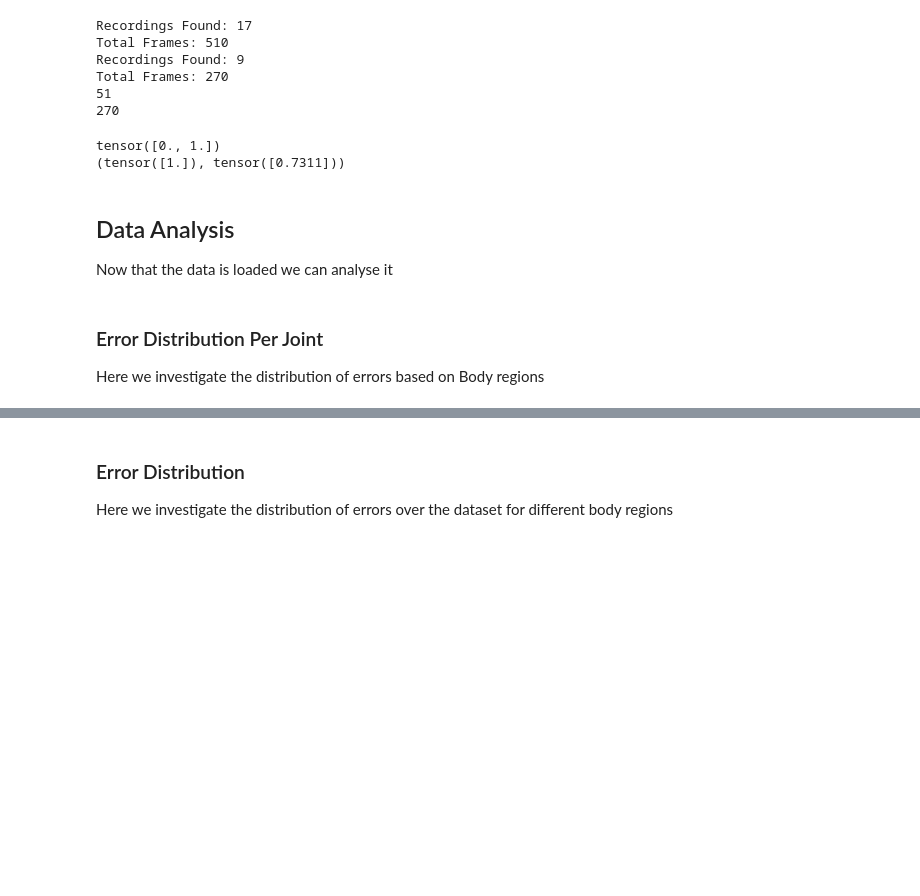
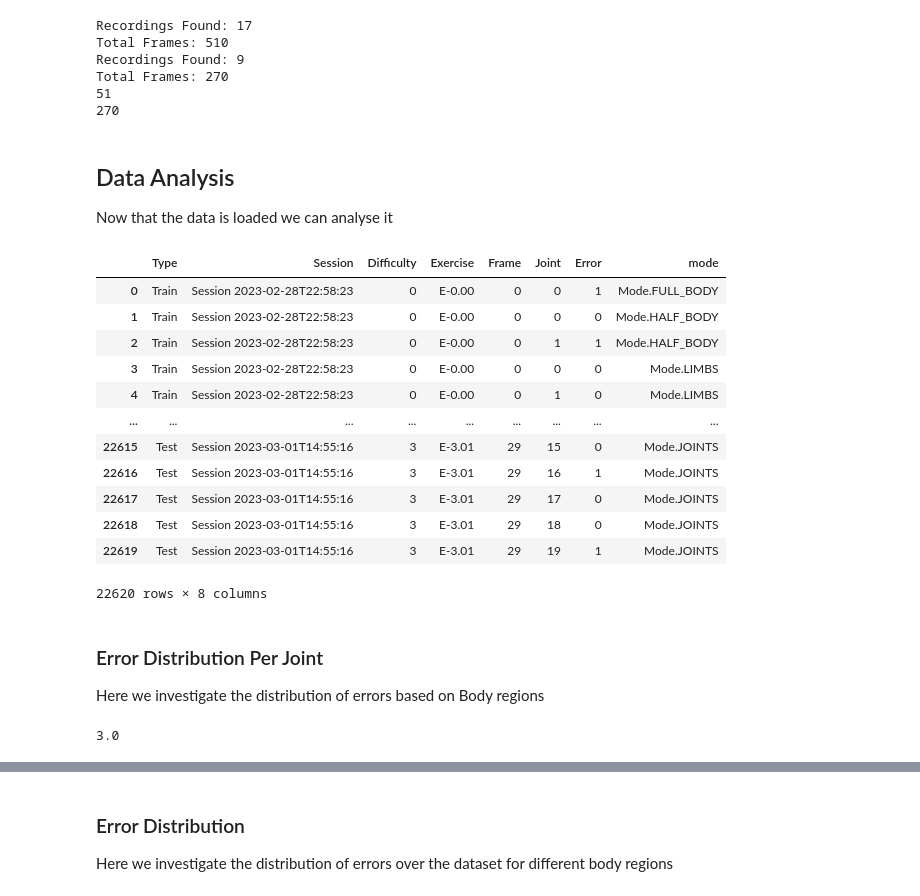
Before and after one commit to LeonardoPohl/FESD, a Jupyter notebook: FESDModel/FESDModel.ipynb, the cells around one changed output, grey strips where cells are left out. Drawn from its saved outputs; the diff is of its cells as text; code cells hidden in the pictures; blank space fills up the shorter version.

```diff
--- a/FESDModel/FESDModel.ipynb
+++ b/FESDModel/FESDModel.ipynb
@@ -85,12 +83,14 @@ len(exercises_json)
 13
 # %%
 batchsize = 10
-train_size = 300
+im_size = 300
 
-dataset_train = FESDDataset(RECORDING_DIR, train_size)
+test_exercises = ['E-0.01', 'E-1.01', 'E-2.01', 'E-3.01']
+
+dataset_train = FESDDataset(RECORDING_DIR, im_size, test_exercises, randomize_augmentation_params=True)
 dataset_train.randomize_augmentation_params = True
 
-dataset_test = FESDDataset(RECORDING_DIR, train_size, test=True)
+dataset_test = FESDDataset(RECORDING_DIR, im_size, test_exercises, test=True)
 
 train_loader = torch.utils.data.DataLoader(dataset_train, batch_size=batchsize)
 test_loader = torch.utils.data.DataLoader(dataset_test)
@@ -130,15 +130,6 @@ mode = Mode.FULL_BODY
 dataset_train.mode = mode
 rgb, depth, pose_2d, gt, session = dataset_train[i]
 dataset_train.frame.show()
-print(gt)
-print(gt2err(gt, mode))
-if mode == Mode.HALF_BODY:
-  print(body_halves[np.nonzero(gt2err(gt, mode)[0].tolist())])
-elif mode == Mode.LIMBS:
-  print(limbs[np.nonzero(gt2err(gt, mode)[0].tolist())])
-# %% [output]
-tensor([0., 1.])
-(tensor([1.]), tensor([0.7311]))
 # %% [markdown]
 ## Data Analysis
 
@@ -150,35 +141,49 @@ df_data = pd.DataFrame(columns=cols)
 for i in tqdm(range(len(dataset_train))):
   for m in [Mode.FULL_BODY, Mode.HALF_BODY, Mode.LIMBS, Mode.JOINTS]:
     dataset_train.mode = m
     rgb, depth, pose_2d, gt, session = dataset_train[i]
 
     gt = gt2err(gt, m)[0]
     session, frame_i = dataset_train.get_index(i)
     frame = dataset_train.frame
     session_name = frame.session["Name"]
     exercise = frame.session['Session Parameters']['Exercise']
     difficulty = int(exercise[2])
 
-    for j in range(len(gt)):
-      row = ["Train", session_name, difficulty, exercise, frame_i, j, gt.tolist()[j], m]
+    for j, err in enumerate(gt):
+      row = ["Train", session_name, difficulty, exercise, frame_i, j, int(err), m]
       df_data.loc[len(df_data)] = row
 
 for i in tqdm(range(len(dataset_test))):
   for m in [Mode.FULL_BODY, Mode.HALF_BODY, Mode.LIMBS, Mode.JOINTS]:
     dataset_test.mode = m
     _, _, _, gt, _ = dataset_test[i]
     gt = gt2err(gt, m)[0]
     session, frame_i = dataset_test.get_index(i)
     frame = dataset_test.frame
     session_name = frame.session["Name"]
     exercise = frame.session['Session Parameters']['Exercise']
     difficulty = int(exercise[2])
 
-    for j in range(len(gt)):
-      row = ["Test", session_name, difficulty, exercise, frame_i, j, gt.tolist()[j], m]
+    for j, err in enumerate(gt):
+      row = ["Test", session_name, difficulty, exercise, frame_i, j, int(err), m]
       df_data.loc[len(df_data)] = row
 
 dataset_train.mode = mode
 dataset_test.mode = mode
 df_data
+# %% [output]
+|  | Type | Session | Difficulty | Exercise | Frame | Joint | Error | mode |
+| 0 | Train | Session 2023-02-28T22:58:23 | 0 | E-0.00 | 0 | 0 | 1 | Mode.FULL_BODY |
+| 1 | Train | Session 2023-02-28T22:58:23 | 0 | E-0.00 | 0 | 0 | 0 | Mode.HALF_BODY |
+| 2 | Train | Session 2023-02-28T22:58:23 | 0 | E-0.00 | 0 | 1 | 1 | Mode.HALF_BODY |
+| 3 | Train | Session 2023-02-28T22:58:23 | 0 | E-0.00 | 0 | 0 | 0 | Mode.LIMBS |
+| 4 | Train | Session 2023-02-28T22:58:23 | 0 | E-0.00 | 0 | 1 | 0 | Mode.LIMBS |
+| ... | ... | ... | ... | ... | ... | ... | ... | ... |
+| 22615 | Test | Session 2023-03-01T14:55:16 | 3 | E-3.01 | 29 | 15 | 0 | Mode.JOINTS |
+| 22616 | Test | Session 2023-03-01T14:55:16 | 3 | E-3.01 | 29 | 16 | 1 | Mode.JOINTS |
+| 22617 | Test | Session 2023-03-01T14:55:16 | 3 | E-3.01 | 29 | 17 | 0 | Mode.JOINTS |
+| 22618 | Test | Session 2023-03-01T14:55:16 | 3 | E-3.01 | 29 | 18 | 0 | Mode.JOINTS |
+| 22619 | Test | Session 2023-03-01T14:55:16 | 3 | E-3.01 | 29 | 19 | 1 | Mode.JOINTS |
+22620 rows × 8 columns
 # %%
@@ -209,0 +214,4 @@ df_data_joints["error_simple"] = df_data_joints["Error"].apply(lambda x: 1 if x
+# %%
+2340/780
+# %% [output]
+3.0
```
Also changed, not shown: parts of 37 cells of this notebook, 14 other files.
